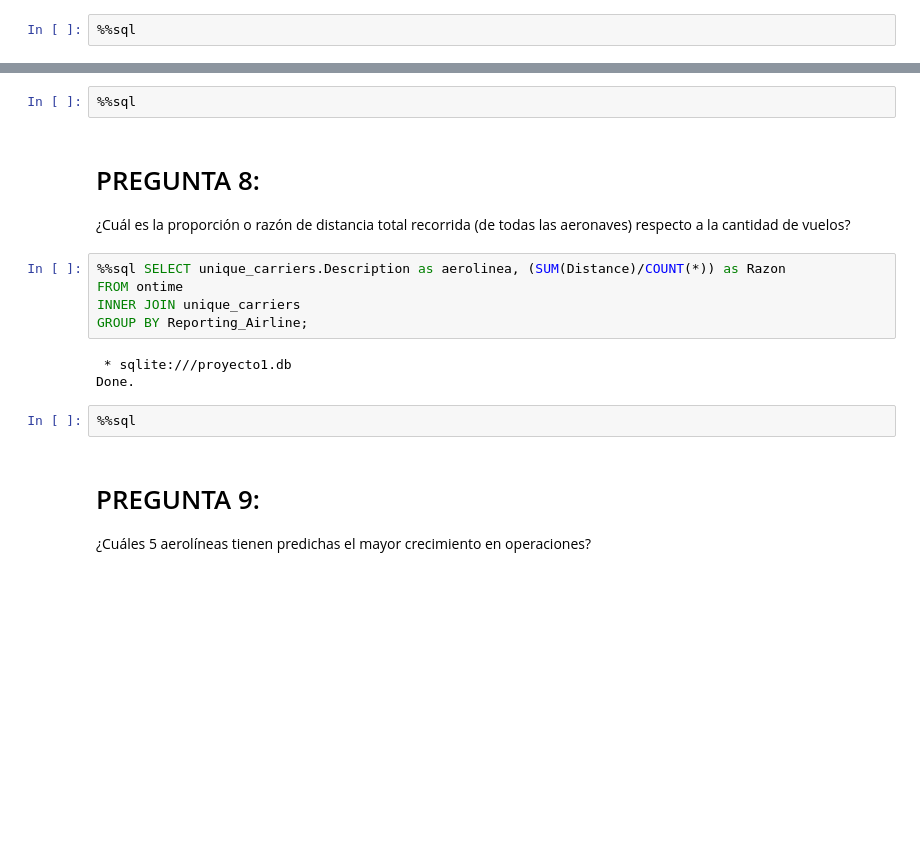
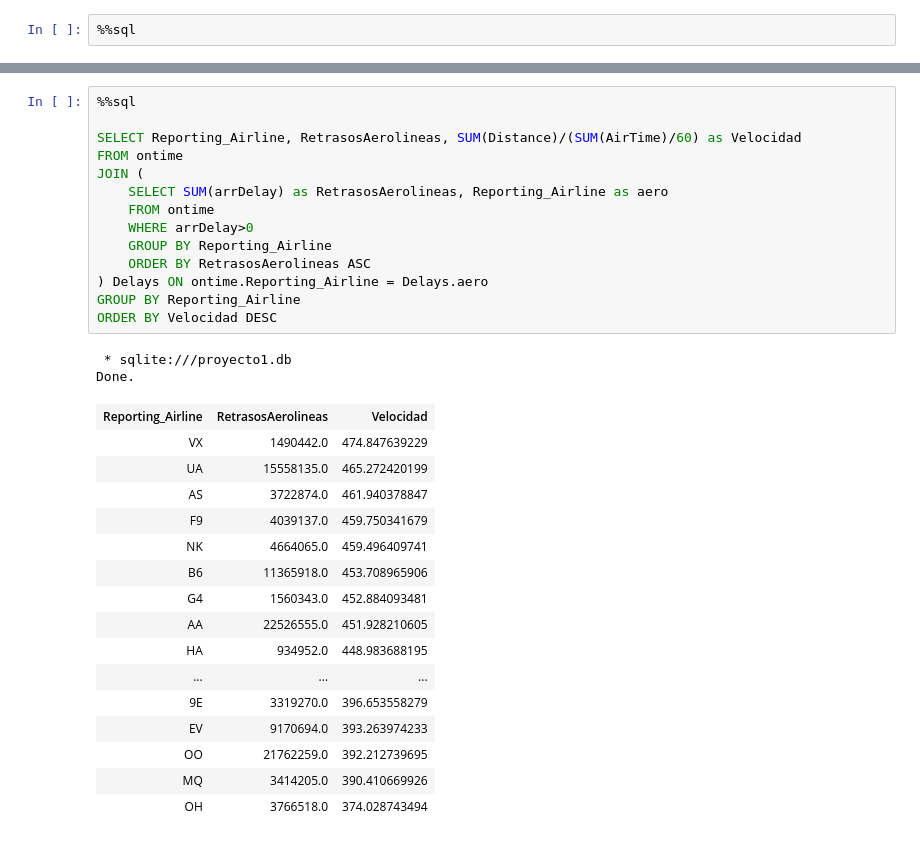
Before and after one commit to diazMafer/Proyecto1-DB, a Jupyter notebook: proy1 borrador.ipynb, the cells around one changed output, grey strips where cells are left out. Saved outputs shown, nothing was run; the diff lists cells and outputs as text; blank space fills up the shorter version.

```diff
--- a/proy1 borrador.ipynb
+++ b/proy1 borrador.ipynb
@@ -306,20 +324,33 @@ Done.
-# %%
-%%sql
-# %% [markdown]
-# PREGUNTA 8:
-
-¿Cuál es la proporción o razón de distancia total recorrida (de todas las aeronaves) respecto a la cantidad de vuelos?
-# %%
-%%sql SELECT unique_carriers.Description as aerolinea, (SUM(Distance)/COUNT(*)) as Razon
-FROM ontime
-INNER JOIN unique_carriers
-GROUP BY Reporting_Airline;
-# %% [output]
- * sqlite:///proyecto1.db
-Done.
-# %%
-%%sql
-# %% [markdown]
-# PREGUNTA 9:
-
-¿Cuáles 5 aerolíneas tienen predichas el mayor crecimiento en operaciones?
+# %%
+%%sql
+
+SELECT Reporting_Airline, RetrasosAerolineas, SUM(Distance)/(SUM(AirTime)/60) as Velocidad
+FROM ontime
+JOIN (
+    SELECT SUM(arrDelay) as RetrasosAerolineas, Reporting_Airline as aero
+    FROM ontime
+    WHERE arrDelay>0
+    GROUP BY Reporting_Airline
+    ORDER BY RetrasosAerolineas ASC
+) Delays ON ontime.Reporting_Airline = Delays.aero
+GROUP BY Reporting_Airline
+ORDER BY Velocidad DESC
+# %% [output]
+ * sqlite:///proyecto1.db
+Done.
+| Reporting_Airline | RetrasosAerolineas | Velocidad |
+| VX | 1490442.0 | 474.847639229 |
+| UA | 15558135.0 | 465.272420199 |
+| AS | 3722874.0 | 461.940378847 |
+| F9 | 4039137.0 | 459.750341679 |
+| NK | 4664065.0 | 459.496409741 |
+| B6 | 11365918.0 | 453.708965906 |
+| G4 | 1560343.0 | 452.884093481 |
+| AA | 22526555.0 | 451.928210605 |
+| HA | 934952.0 | 448.983688195 |
+| ... | ... | ... |
+| 9E | 3319270.0 | 396.653558279 |
+| EV | 9170694.0 | 393.263974233 |
+| OO | 21762259.0 | 392.212739695 |
+| MQ | 3414205.0 | 390.410669926 |
+| OH | 3766518.0 | 374.028743494 |
```
Also changed, not shown: parts of 27 cells of this notebook.
